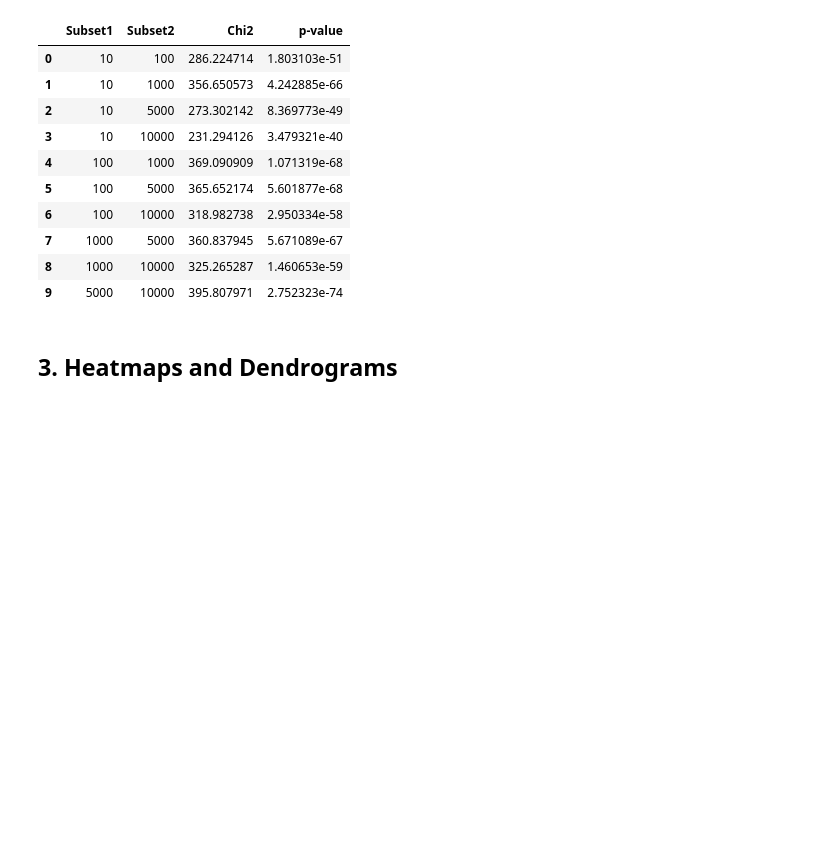
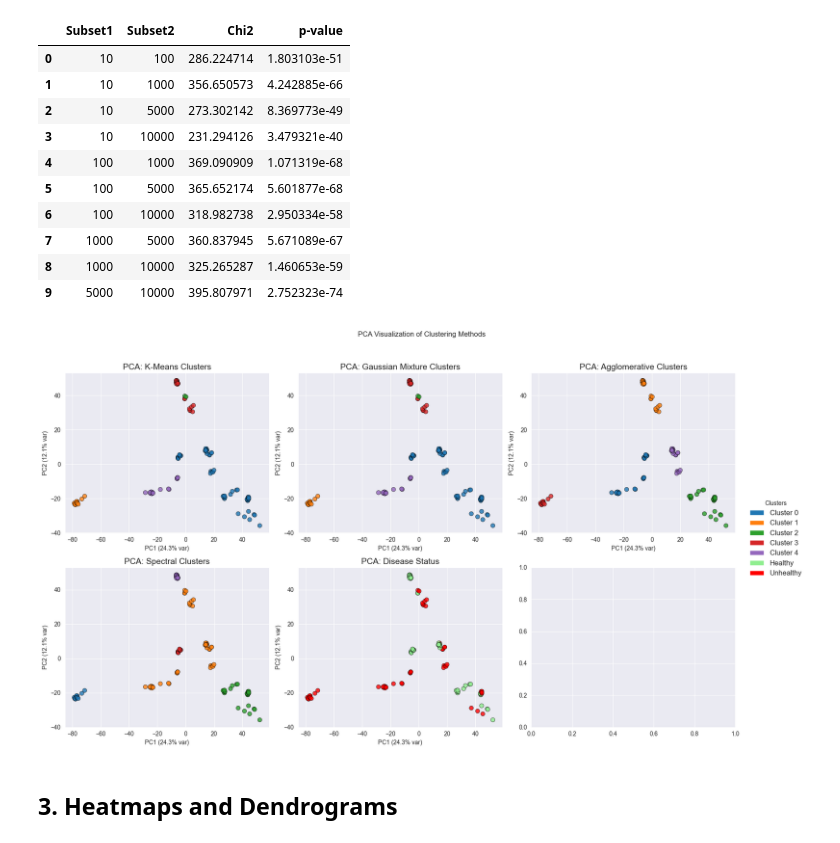
Before and after one commit to danielgeorge922/cgs4144_project, a Jupyter notebook: assn3/03_clustering.ipynb, the cells around one changed output. Saved outputs shown, nothing was run; the diff lists cells and outputs as text; code cells hidden in the pictures; blank space fills up the shorter version.

Commit message:
pca plots added for clustering methods

```diff
--- a/assn3/03_clustering.ipynb
+++ b/assn3/03_clustering.ipynb
@@ -446,3 +448,65 @@ Spectral: Chi-squared comparison of cluster membership across gene subsets:
+# %%
+from sklearn.decomposition import PCA
+
+x_scaled = gene_subsets[5000].values
+pca = PCA(n_components=2, random_state=42)
+x_pca = pca.fit_transform(x_scaled)
+
+pca_df = pd.DataFrame(x_pca, columns=['PC1', 'PC2'], index=gene_subsets[5000].index)
+
+
+pca_df['KMeans'] = kmeans_labels_subsets[5000]
+pca_df['GMM'] = gmm_labels_subsets[5000]
+pca_df['AGG'] = agg_labels_subsets[5000]
+pca_df['Spectral'] = spectral_labels_subsets[5000]
+pca_df['Disease'] = meta.set_index("refinebio_accession_code").loc[
+    gene_subsets[5000].index, "refinebio_disease"
+].map(lambda x: "Healthy" if x == "ngt" else "Unhealthy")
+
+cluster_palette = sns.color_palette("tab10", n_colors=5)
+disease_palette = {"Healthy": "lightgreen", "Unhealthy": "red"}
+
+fig, axes = plt.subplots(2,3, figsize=(18,10))
+axes = axes.flatten()
+
+
+methods = [
+    ("KMeans", "PCA: K-Means Clusters"),
+    ("GMM", "PCA: Gaussian Mixture Clusters"),
+    ("AGG", "PCA: Agglomerative Clusters"),
+    ("Spectral", "PCA: Spectral Clusters"),
+    ("Disease", "PCA: Disease Status")
+]
+
+for ax, (col, title) in zip(axes, methods):
+        if col == "Disease":
+            pal = disease_palette
+        else:
+                pal = cluster_palette
+        sns.scatterplot(
+            data=pca_df, x="PC1", y="PC2", hue=col,
+            palette=pal, s=50, alpha=0.8, ax=ax, edgecolor="black", legend=False
+        )
+
+        ax.set_title(title, fontsize=14)
+        ax.set_xlabel(f"PC1 ({pca.explained_variance_ratio_[0]*100:.1f}% var)")
+        ax.set_ylabel(f"PC2 ({pca.explained_variance_ratio_[1]*100:.1f}% var)")
+
+legend_patches = []
+
+for i, color in enumerate(cluster_palette):
+    legend_patches.append(Patch(facecolor=color, label=f"Cluster {i}"))
+
+for status, color in disease_palette.items():
+    legend_patches.append(Patch(facecolor=color, label=status))
+
+fig.legend(handles=legend_patches, loc='center right', frameon=False, title='Clusters', prop={'size': 12})
+
+plt.suptitle("PCA Visualization of Clustering Methods")
+plt.tight_layout(rect=[0,0,0.92,0.95])
+plt.show()
+# %% [output]
+[figure, added]
 # %% [markdown]
 ## 3. Heatmaps and Dendrograms
 # %%
```
Also changed, not shown: parts of 2 cells of this notebook.
